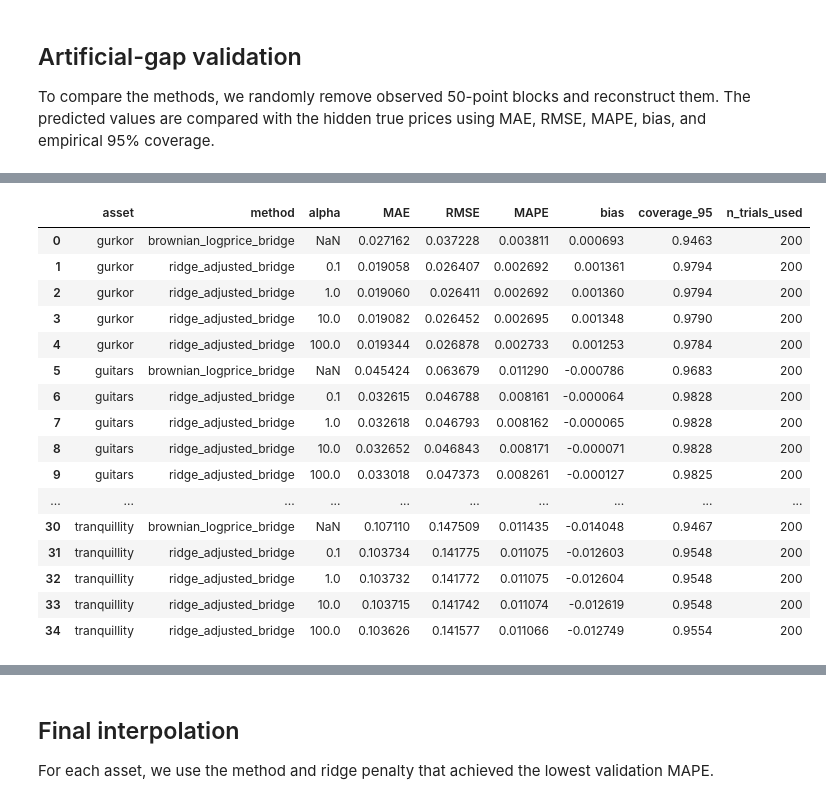
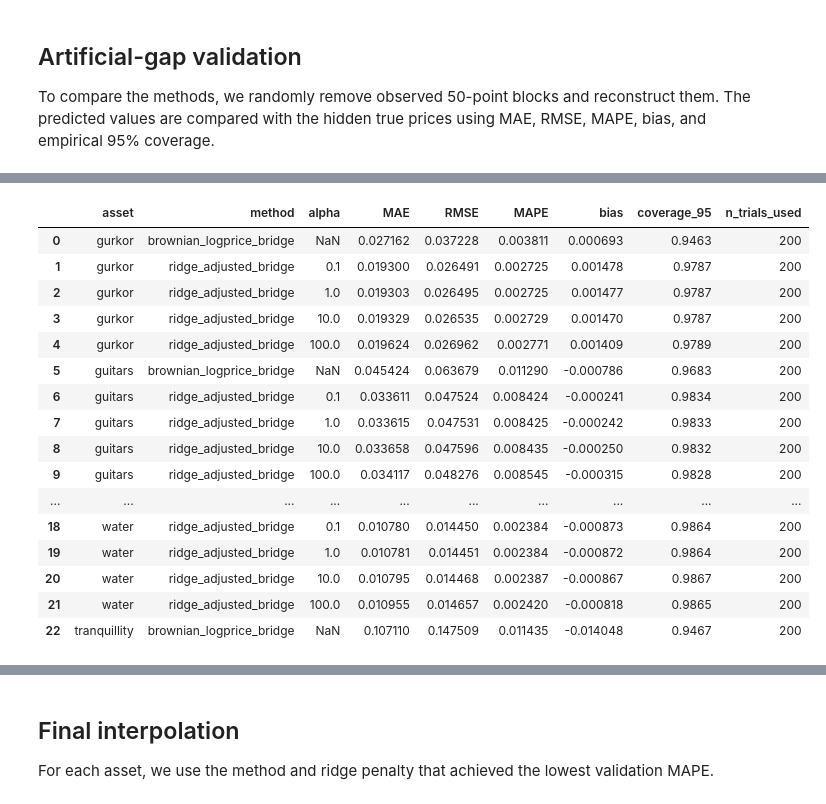
Before and after one commit to ericsangberg1/finanical-ts-analysis, a Jupyter notebook: task2_interpolation.ipynb, the cells around one changed output, grey strips where cells are left out. Cells and saved outputs as stored; diff of their text form; code cells hidden in the pictures.

Commit message:
task2edit

```diff
--- a/task2_interpolation.ipynb
+++ b/task2_interpolation.ipynb
@@ -165,6 +165,7 @@ def ridge_adjusted_logprice_bridge(
     min_train: int = 80,
     vol_window: int = 250,
     min_vol_obs: int = 50,
+    min_abs_corr: float = 0.4,
 ) -> pd.DataFrame:
     """
     Interpolate embedded missing price blocks using a correlation-adjusted Ridge bridge.
@@ -190,11 +191,15 @@ def ridge_adjusted_logprice_bridge(
 
     corr_matrix = log_returns_all.corr(min_periods=100)
 
-    predictor_cols = (
+    target_corr = (
         corr_matrix[target_col]
         .drop(target_col)
         .abs()
-        .sort_values(ascending=False)
+        .sort_values(ascending = False)
+    )
+
+    predictor_cols = (
+        target_corr[target_corr >= min_abs_corr]
         .head(top_k)
         .index
         .tolist()
@@ -527,6 +372,7 @@ def evaluate_interpolation_method(
                 top_k=2,
                 train_window=500,
                 alpha=alpha,
+                min_abs_corr = 0.3
             )
         else:
             raise ValueError("method must be either 'brownian' or 'ridge'")
@@ -554,7 +400,11 @@ def evaluate_interpolation_method(
         "n_trials_used": len(coverages),
     }
 # %%
+min_abs_corr = 0.3
 alpha_grid = [0.1, 1.0, 10.0, 100.0]
+
+log_returns_task2 = np.log(df_prices_task2).diff()
+corr_matrix_task2 = log_returns_task2.corr(min_periods = 100)
 
 comparison_rows = []
 
@@ -575,24 +425,32 @@ for col in asset_cols:
         **brownian_eval,
     })
 
-    for alpha in alpha_grid:
-        ridge_eval = evaluate_interpolation_method(
-            df_prices_task2,
-            target_col=col,
-            method="ridge",
-            gap_len=50,
-            n_trials=200,
-            random_state=42,
-            alpha=alpha,
-        )
+    strongest_abs_corr = (
+        corr_matrix_task2[col]
+        .drop(col)
+        .abs()
+        .max()
+    )
+    if strongest_abs_corr >= min_abs_corr:
+        for alpha in alpha_grid:
+            ridge_eval = evaluate_interpolation_method(
+                df_prices_task2,
+                target_col=col,
+                method="ridge",
+                gap_len=50,
+                n_trials=200,
+                random_state=42,
+                alpha=alpha
+            )
 
-        comparison_rows.append({
-            "asset": col,
-            "method": "ridge_adjusted_bridge",
-            "alpha": alpha,
-            **ridge_eval,
-        })
-
+            comparison_rows.append({
+                "asset": col,
+                "method": "ridge_adjusted_bridge",
+                "alpha": alpha,
+                **ridge_eval,
+            })
+    else:
+         print(f"{col}: ridge skipped, strongest |correlation| = {strongest_abs_corr:.2f}")
 
 comparison_df = pd.DataFrame(comparison_rows)
 
@@ -603,20 +464,20 @@ display(comparison_df)
 |  | asset | method | alpha | MAE | RMSE | MAPE | bias | coverage_95 | n_trials_used |
 | 0 | gurkor | brownian_logprice_bridge | NaN | 0.027162 | 0.037228 | 0.003811 | 0.000693 | 0.9463 | 200 |
-| 1 | gurkor | ridge_adjusted_bridge | 0.1 | 0.019058 | 0.026407 | 0.002692 | 0.001361 | 0.9794 | 200 |
-| 2 | gurkor | ridge_adjusted_bridge | 1.0 | 0.019060 | 0.026411 | 0.002692 | 0.001360 | 0.9794 | 200 |
-| 3 | gurkor | ridge_adjusted_bridge | 10.0 | 0.019082 | 0.026452 | 0.002695 | 0.001348 | 0.9790 | 200 |
-| 4 | gurkor | ridge_adjusted_bridge | 100.0 | 0.019344 | 0.026878 | 0.002733 | 0.001253 | 0.9784 | 200 |
+| 1 | gurkor | ridge_adjusted_bridge | 0.1 | 0.019300 | 0.026491 | 0.002725 | 0.001478 | 0.9787 | 200 |
+| 2 | gurkor | ridge_adjusted_bridge | 1.0 | 0.019303 | 0.026495 | 0.002725 | 0.001477 | 0.9787 | 200 |
+| 3 | gurkor | ridge_adjusted_bridge | 10.0 | 0.019329 | 0.026535 | 0.002729 | 0.001470 | 0.9787 | 200 |
+| 4 | gurkor | ridge_adjusted_bridge | 100.0 | 0.019624 | 0.026962 | 0.002771 | 0.001409 | 0.9789 | 200 |
 | 5 | guitars | brownian_logprice_bridge | NaN | 0.045424 | 0.063679 | 0.011290 | -0.000786 | 0.9683 | 200 |
-| 6 | guitars | ridge_adjusted_bridge | 0.1 | 0.032615 | 0.046788 | 0.008161 | -0.000064 | 0.9828 | 200 |
-| 7 | guitars | ridge_adjusted_bridge | 1.0 | 0.032618 | 0.046793 | 0.008162 | -0.000065 | 0.9828 | 200 |
-| 8 | guitars | ridge_adjusted_bridge | 10.0 | 0.032652 | 0.046843 | 0.008171 | -0.000071 | 0.9828 | 200 |
-| 9 | guitars | ridge_adjusted_bridge | 100.0 | 0.033018 | 0.047373 | 0.008261 | -0.000127 | 0.9825 | 200 |
+| 6 | guitars | ridge_adjusted_bridge | 0.1 | 0.033611 | 0.047524 | 0.008424 | -0.000241 | 0.9834 | 200 |
+| 7 | guitars | ridge_adjusted_bridge | 1.0 | 0.033615 | 0.047531 | 0.008425 | -0.000242 | 0.9833 | 200 |
+| 8 | guitars | ridge_adjusted_bridge | 10.0 | 0.033658 | 0.047596 | 0.008435 | -0.000250 | 0.9832 | 200 |
+| 9 | guitars | ridge_adjusted_bridge | 100.0 | 0.034117 | 0.048276 | 0.008545 | -0.000315 | 0.9828 | 200 |
 | ... | ... | ... | ... | ... | ... | ... | ... | ... | ... |
-| 30 | tranquillity | brownian_logprice_bridge | NaN | 0.107110 | 0.147509 | 0.011435 | -0.014048 | 0.9467 | 200 |
-| 31 | tranquillity | ridge_adjusted_bridge | 0.1 | 0.103734 | 0.141775 | 0.011075 | -0.012603 | 0.9548 | 200 |
-| 32 | tranquillity | ridge_adjusted_bridge | 1.0 | 0.103732 | 0.141772 | 0.011075 | -0.012604 | 0.9548 | 200 |
-| 33 | tranquillity | ridge_adjusted_bridge | 10.0 | 0.103715 | 0.141742 | 0.011074 | -0.012619 | 0.9548 | 200 |
-| 34 | tranquillity | ridge_adjusted_bridge | 100.0 | 0.103626 | 0.141577 | 0.011066 | -0.012749 | 0.9554 | 200 |
+| 18 | water | ridge_adjusted_bridge | 0.1 | 0.010780 | 0.014450 | 0.002384 | -0.000873 | 0.9864 | 200 |
+| 19 | water | ridge_adjusted_bridge | 1.0 | 0.010781 | 0.014451 | 0.002384 | -0.000872 | 0.9864 | 200 |
+| 20 | water | ridge_adjusted_bridge | 10.0 | 0.010795 | 0.014468 | 0.002387 | -0.000867 | 0.9867 | 200 |
+| 21 | water | ridge_adjusted_bridge | 100.0 | 0.010955 | 0.014657 | 0.002420 | -0.000818 | 0.9865 | 200 |
+| 22 | tranquillity | brownian_logprice_bridge | NaN | 0.107110 | 0.147509 | 0.011435 | -0.014048 | 0.9467 | 200 |
 # %%
 best_method_by_asset = (
     comparison_df
```
Also changed, not shown: parts of 5 cells of this notebook, 18 other files.
